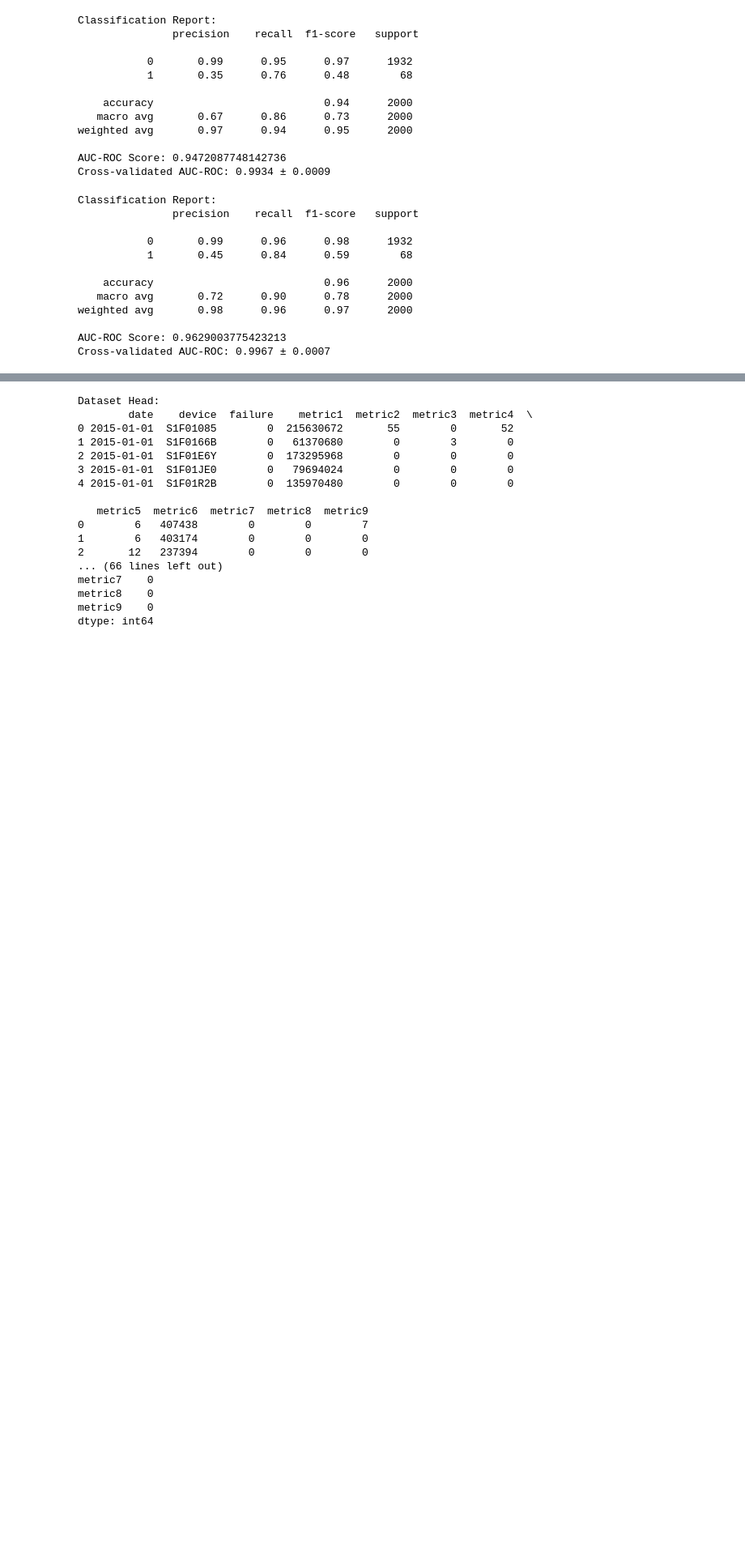
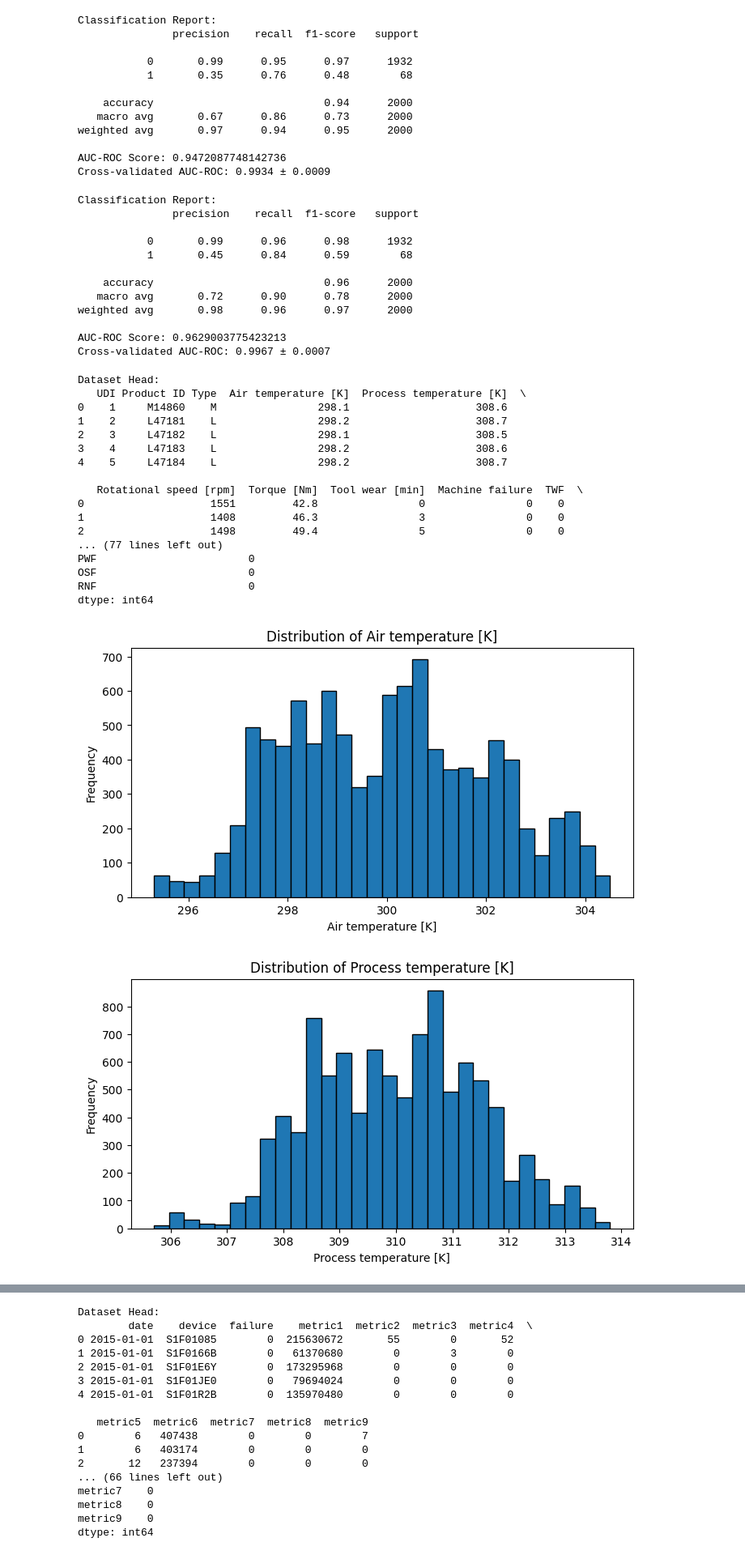
Before and after one commit to VarunBondugula/PredictiveMaintenanceDSProject, a Jupyter notebook: Notebook.ipynb, the cells around one changed output, grey strips where cells are left out. Shown: that part at 81% size. Cells and saved outputs as stored; diff of their text form; code cells hidden in the pictures; blank space fills up the shorter version.

Commit message:
Comments and proper graphs for viewing data

```diff
--- a/Notebook.ipynb
+++ b/Notebook.ipynb
@@ -233,3 +253,78 @@ weighted avg       0.98      0.96      0.97      2000
 
 AUC-ROC Score: 0.9629003775423213
 Cross-validated AUC-ROC: 0.9967 ± 0.0007
+# %%
+# Import necessary libraries
+import pandas as pd
+import numpy as np
+import matplotlib.pyplot as plt
+
+# Load the ai4i2020 dataset
+data = pd.read_csv('ai4i2020.csv')
+
+# Display the first few rows
+print("Dataset Head:")
+print(data.head())
+
+# Display dataset info
+print("\nDataset Info:")
+print(data.info())
+
+# Summary statistics of the dataset (numeric columns)
+print("\nDataset Description:")
+print(data.describe())
+
+# Check for missing values
+print("\nMissing Values:")
+print(data.isnull().sum())
+
+# Select the sensor/process metrics (exclude IDs, types, and failure flags)
+metric_cols = [
+    col for col in data.select_dtypes(include=[np.number]).columns
+    if col not in [
+        'UDI',          # unique ID
+        'Machine failure',  # target
+        'TWF','HDF','PWF','OSF','RNF'  # failure subtypes
+    ]
+]
+
+# Plot histograms for each metric column
+for col in metric_cols:
+    plt.figure(figsize=(8, 4))
+    plt.hist(data[col].dropna(), bins=30, edgecolor='black')
+    plt.title(f'Distribution of {col}')
+    plt.xlabel(col)
+    plt.ylabel('Frequency')
+    plt.show()
+
+# Compute the correlation matrix for the metric columns
+corr_matrix = data[metric_cols].corr()
+
+# Plot the correlation matrix
+plt.figure(figsize=(10, 8))
+plt.matshow(corr_matrix, cmap='viridis', fignum=1)
+plt.colorbar()
+plt.title('Correlation Matrix of Metrics', pad=20)
+plt.xticks(range(len(metric_cols)), metric_cols, rotation=90)
+plt.yticks(range(len(metric_cols)), metric_cols)
+plt.show()
+# %% [output]
+Dataset Head:
+   UDI Product ID Type  Air temperature [K]  Process temperature [K]  \
+0    1     M14860    M                298.1                    308.6
+1    2     L47181    L                298.2                    308.7
+2    3     L47182    L                298.1                    308.5
+3    4     L47183    L                298.2                    308.6
+4    5     L47184    L                298.2                    308.7
+
+   Rotational speed [rpm]  Torque [Nm]  Tool wear [min]  Machine failure  TWF  \
+0                    1551         42.8                0                0    0
+1                    1408         46.3                3                0    0
+2                    1498         49.4                5                0    0
+... (77 lines left out)
+PWF                        0
+OSF                        0
+RNF                        0
+dtype: int64
+[figure, added]
+[figure, added]
```
Also changed, not shown: parts of 5 cells of this notebook.
